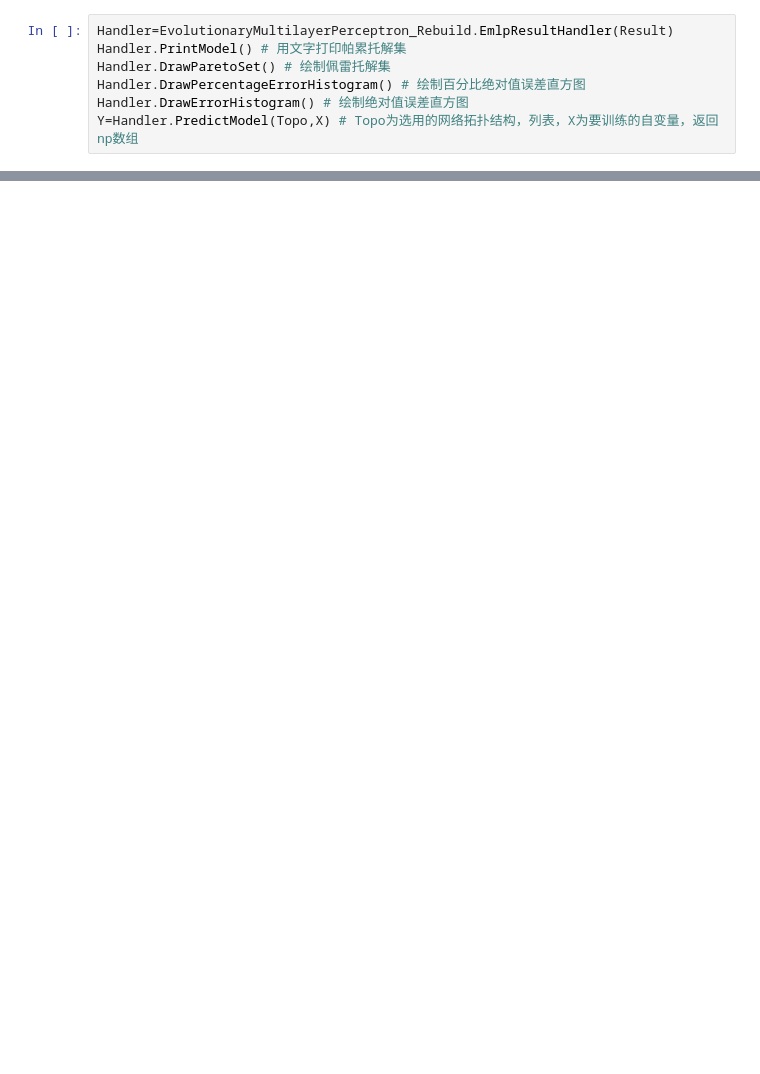
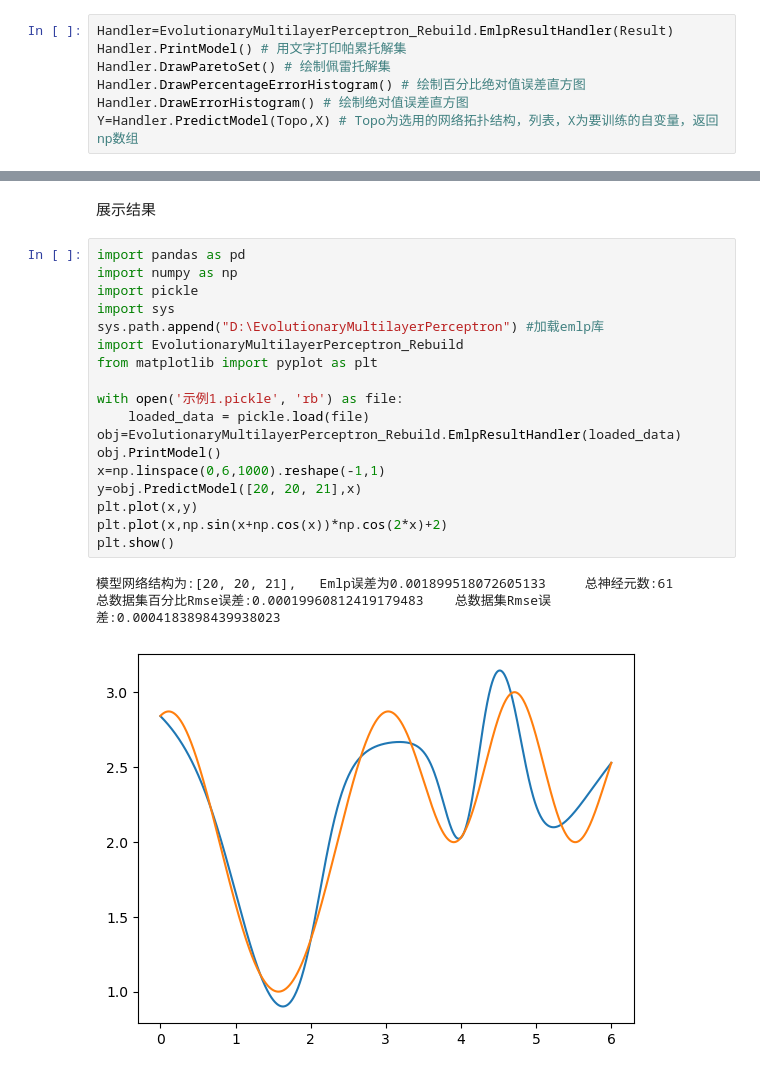
Before and after one commit to vunhcubf/EvolutionaryMultilayerPerceptron, a Jupyter notebook: 例程.ipynb, the cells around one changed output, grey strips where cells are left out. Drawn from its saved outputs; the diff is of its cells as text; blank space fills up the shorter version.

```diff
--- a/例程.ipynb
+++ b/例程.ipynb
@@ -44,0 +91,23 @@ Y=Handler.PredictModel(Topo,X) # Topo为选用的网络拓扑结构，列表，X
+# %% [markdown]
+展示结果
+# %%
+import pandas as pd
+import numpy as np
+import pickle
+import sys
+sys.path.append("D:\EvolutionaryMultilayerPerceptron") #加载emlp库
+import EvolutionaryMultilayerPerceptron_Rebuild
+from matplotlib import pyplot as plt
+
+with open('示例1.pickle', 'rb') as file:
+    loaded_data = pickle.load(file)
+obj=EvolutionaryMultilayerPerceptron_Rebuild.EmlpResultHandler(loaded_data)
+obj.PrintModel()
+x=np.linspace(0,6,1000).reshape(-1,1)
+y=obj.PredictModel([20, 20, 21],x)
+plt.plot(x,y)
+plt.plot(x,np.sin(x+np.cos(x))*np.cos(2*x)+2)
+plt.show()
+# %% [output]
+模型网络结构为:[20, 20, 21],   Emlp误差为0.001899518072605133     总神经元数:61        总数据集百分比Rmse误差:0.00019960812419179483    总数据集Rmse误差:0.0004183898439938023
+[figure, added]
```
Also changed, not shown: parts of 3 cells of this notebook, 1 other file.
